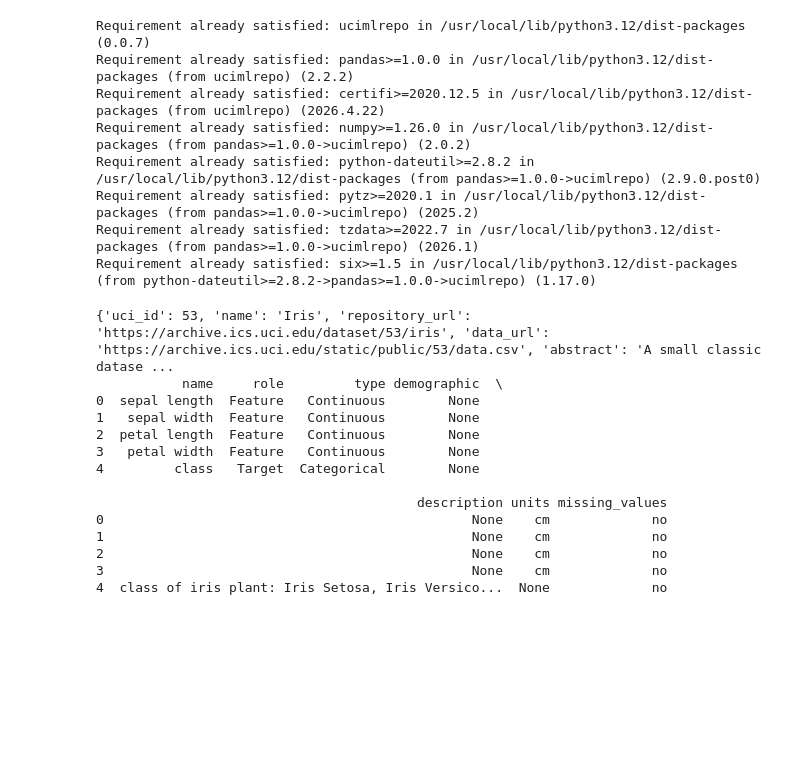
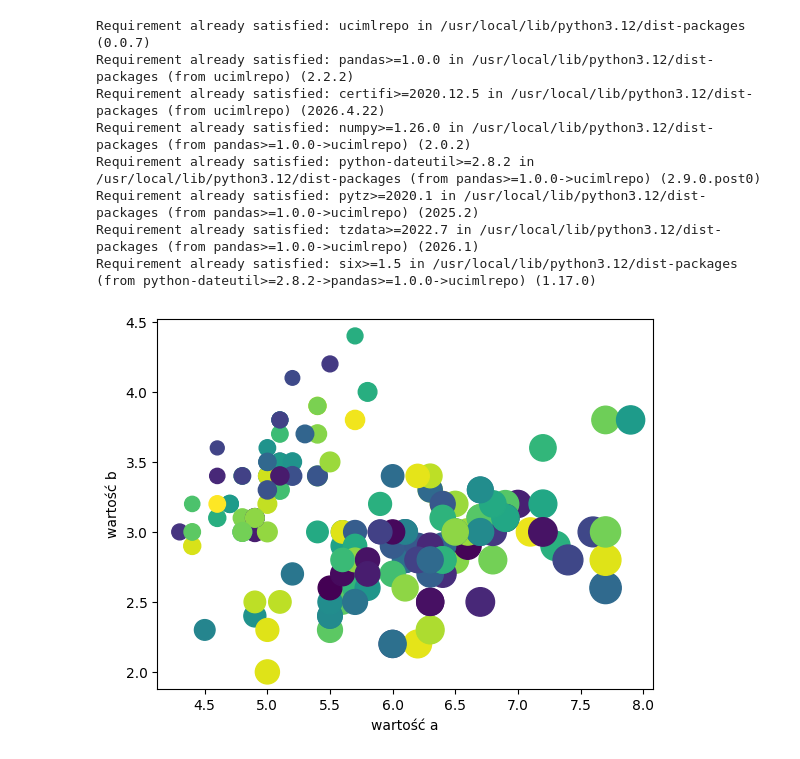
Before and after one commit to Mateusz22SWPS/Projekt, a Jupyter notebook: lab_07/lab_07.ipynb, the cells around one changed output. Drawn from its saved outputs; the diff is of its cells as text; code cells hidden in the pictures; blank space fills up the shorter version.

```diff
--- a/lab_07/lab_07.ipynb
+++ b/lab_07/lab_07.ipynb
@@ -518,33 +518,25 @@ Requirement already satisfied: python-dateutil>=2.8.2 in /usr/local/lib/python3.
 Requirement already satisfied: pytz>=2020.1 in /usr/local/lib/python3.12/dist-packages (from pandas>=1.0.0->ucimlrepo) (2025.2)
 Requirement already satisfied: tzdata>=2022.7 in /usr/local/lib/python3.12/dist-packages (from pandas>=1.0.0->ucimlrepo) (2026.1)
 Requirement already satisfied: six>=1.5 in /usr/local/lib/python3.12/dist-packages (from python-dateutil>=2.8.2->pandas>=1.0.0->ucimlrepo) (1.17.0)
-# %%
-from ucimlrepo import fetch_ucirepo
-
-# fetch dataset
-iris = fetch_ucirepo(id=53)
-
-# data (as pandas dataframes)
-X = iris.data.features
-y = iris.data.targets
-
-# metadata
-print(iris.metadata)
-
-# variable information
-print(iris.variables)
-# %% [output]
-{'uci_id': 53, 'name': 'Iris', 'repository_url': 'https://archive.ics.uci.edu/dataset/53/iris', 'data_url': 'https://archive.ics.uci.edu/static/public/53/data.csv', 'abstract': 'A small classic datase ...
-           name     role         type demographic  \
-0  sepal length  Feature   Continuous        None
-1   sepal width  Feature   Continuous        None
-2  petal length  Feature   Continuous        None
-3   petal width  Feature   Continuous        None
-4         class   Target  Categorical        None
-
-                                         description units missing_values
-0                                               None    cm             no
-1                                               None    cm             no
-2                                               None    cm             no
-3                                               None    cm             no
-4  class of iris plant: Iris Setosa, Iris Versico...  None             no
+# %%
+from ucimlrepo import fetch_ucirepo
+
+# fetch dataset
+iris = fetch_ucirepo(id=53)
+
+# data (as pandas dataframes)
+X = iris.data.features
+y = iris.data.targets
+
+iris_complete = pd.concat([X,y],axis=1)
+
+
+colors = np.random.randint(0, 100, 150)
+scaling = 100
+size = np.abs(iris_complete['sepal width']-iris_complete['sepal length']) * scaling
+
+plt.scatter("sepal length","sepal width", c=colors ,s=size, data=iris_complete)
+plt.xlabel('wartość a')
+plt.ylabel('wartość b');
+# %% [output]
+[figure, added]
```
Also changed, not shown: parts of 2 cells of this notebook.
